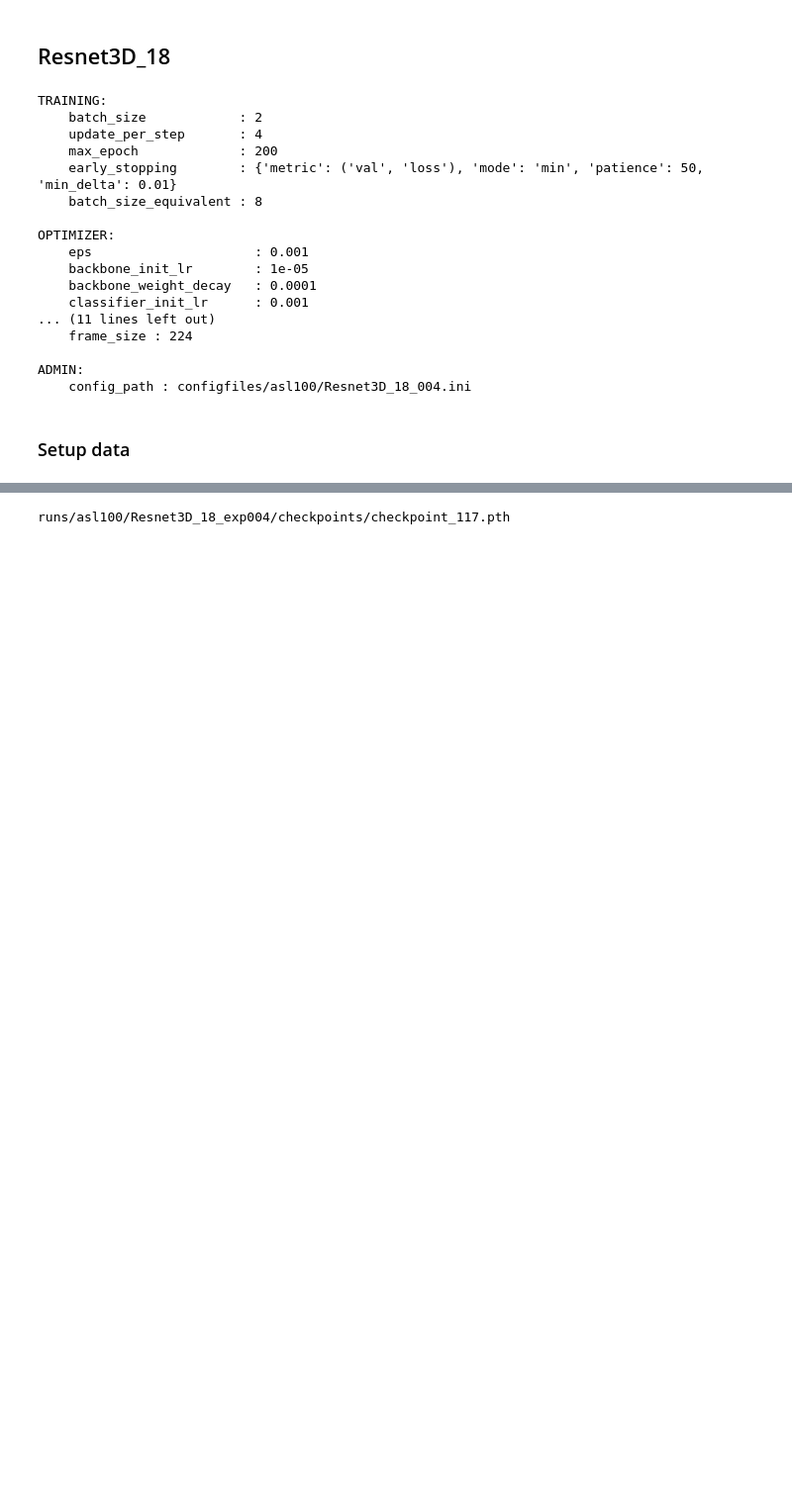
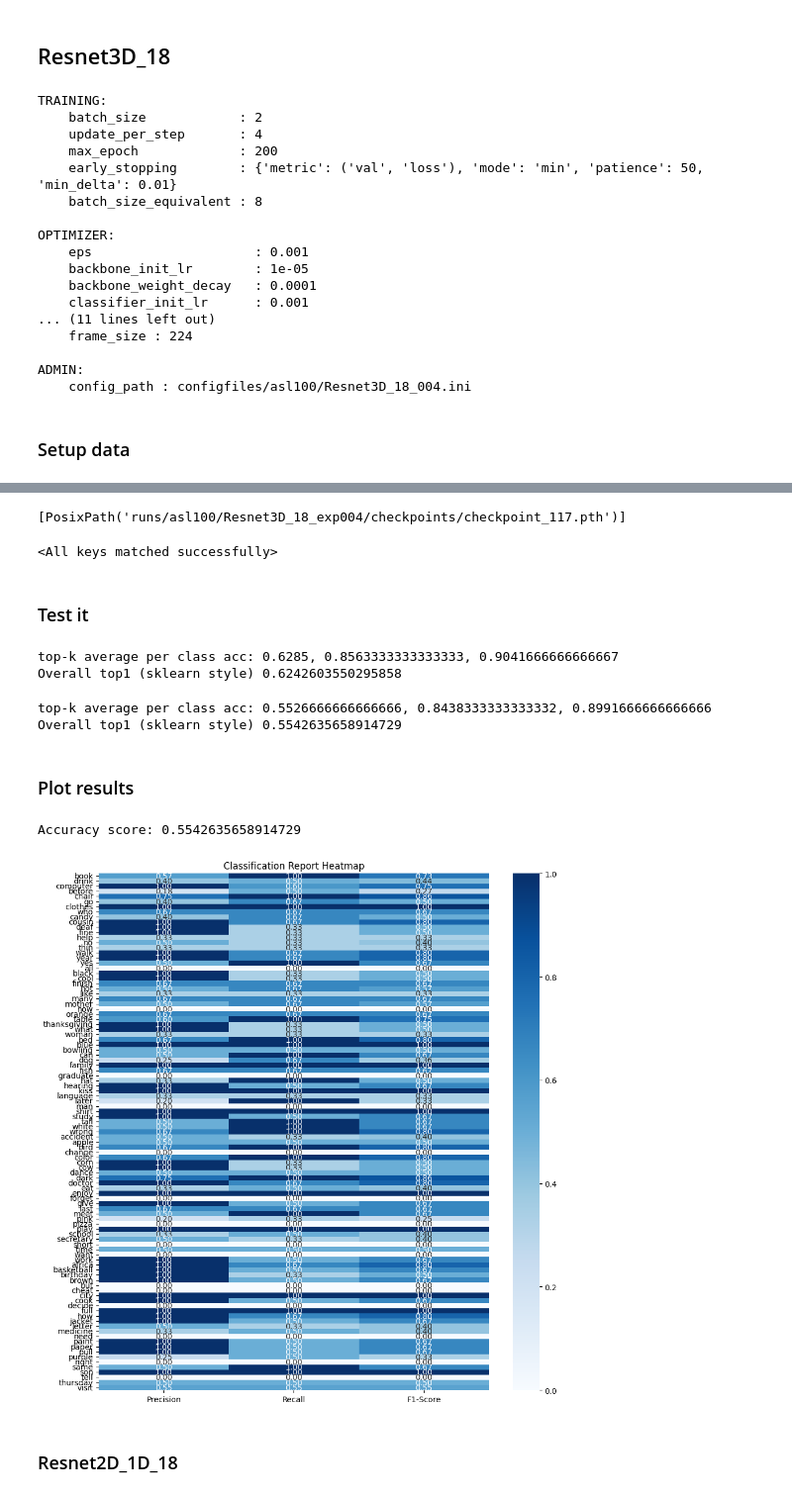
Before and after one commit to 0p3nTheSauce/SLR, a Jupyter notebook: code/WLASL-100.ipynb, the cells around one changed output, grey strips where cells are left out. Shown: that part at 99% size. Saved outputs shown, nothing was run; the diff lists cells and outputs as text; code cells hidden in the pictures; blank space fills up the shorter version.

```diff
--- a/code/WLASL-100.ipynb
+++ b/code/WLASL-100.ipynb
@@ -92,19 +92,30 @@ r3d18_final = v2.Compose([
   v2.Lambda(lambda x: x.permute(1,0,2,3))
 ])
 
-train_transforms = v2.Compose([v2.RandomCrop(config['data']['frame_size']),
-                                 v2.RandomHorizontalFlip(),
-                                 r3d18_final])
+# train_transforms = v2.Compose([v2.RandomCrop(config['data']['frame_size']),
+#                                  v2.RandomHorizontalFlip(),
+#                                  r3d18_final])
 test_transforms = v2.Compose([v2.CenterCrop(config['data']['frame_size']),
                                 r3d18_final])
 
 test_instances = labels / 'test_instances_fixed_frange_bboxes_len.json'
+val_instances = labels / 'val_instances_fixed_frange_bboxes_len.json'
 test_classes = labels / 'test_classes_fixed_frange_bboxes_len.json'
+val_classes = labels / 'val_classes_fixed_frange_bboxes_len.json'
 
 test_set = VideoDataset(root, test_instances, test_classes,
     transforms=test_transforms, num_frames=config['data']['num_frames'])
+val_set = VideoDataset(root, val_instances, val_classes,
+    transforms=test_transforms, num_frames=config['data']['num_frames'])
+
 test_loader = DataLoader(test_set,
     batch_size=1, shuffle=True, num_workers=2,pin_memory=False, drop_last=False)
+val_loader = DataLoader(val_set,
+    batch_size=1, shuffle=True, num_workers=2,pin_memory=False, drop_last=False)
+
+
+
+
 num_classes = len(set(test_set.classes))
 print(len(test_set))
 # print(len(test_loader))
@@ -126,12 +135,48 @@ std : [0.22803, 0.22145, 0.216989]
 # %%
 #unfortunately, i believe the best weights may not have saved correctly
 #using the last available weights
-checkpoint_path = next(save_path.iterdir())
+checkpoint_path = [x for x in save_path.iterdir() if x.name.endswith('.pth')]
 print(checkpoint_path)
 # %% [output]
-runs/asl100/Resnet3D_18_exp004/checkpoints/checkpoint_117.pth
+[PosixPath('runs/asl100/Resnet3D_18_exp004/checkpoints/checkpoint_117.pth')]
 # %%
-r3d18 = pytorch_r3d.Resnet3D_18_basic(
-  num_classes=num_classes,
-
-)
+checkpoint = torch.load(checkpoint_path[0])
+r3d18 = pytorch_r3d.Resnet3D_18_basic(num_classes=num_classes)
+r3d18.load_state_dict(checkpoint['model_state_dict'])
+# %% [output]
+<All keys matched successfully>
+# %% [markdown]
+### Test it
+# %%
+test.test_top_k(
+  model=r3d18,
+  test_loader=val_loader,
+  save_dir = save_path,
+  name='val-top-k.txt'
+)
+
+test.test_top_k(
+  model=r3d18,
+  test_loader=test_loader,
+  save_dir = save_path,
+  name='test-top-k.txt'
+)
+# %% [output]
+top-k average per class acc: 0.6285, 0.8563333333333333, 0.9041666666666667
+Overall top1 (sklearn style) 0.6242603550295858
+top-k average per class acc: 0.5526666666666666, 0.8438333333333332, 0.8991666666666666
+Overall top1 (sklearn style) 0.5542635658914729
+# %% [markdown]
+### Plot results
+# %%
+accuracy, class_report, all_preds, all_targets = test.test_model(r3d18, test_loader)
+print(f'Accuracy score: {accuracy}')
+# %% [output]
+Accuracy score: 0.5542635658914729
+# %%
+classes_path = './wlasl_class_list.json'
+test.plot_heatmap(class_report, classes_path)
+# %% [output]
+[figure, added]
+# %% [markdown]
+### Resnet2D_1D_18
```
Also changed, not shown: parts of 4 cells of this notebook, 5 other files.
